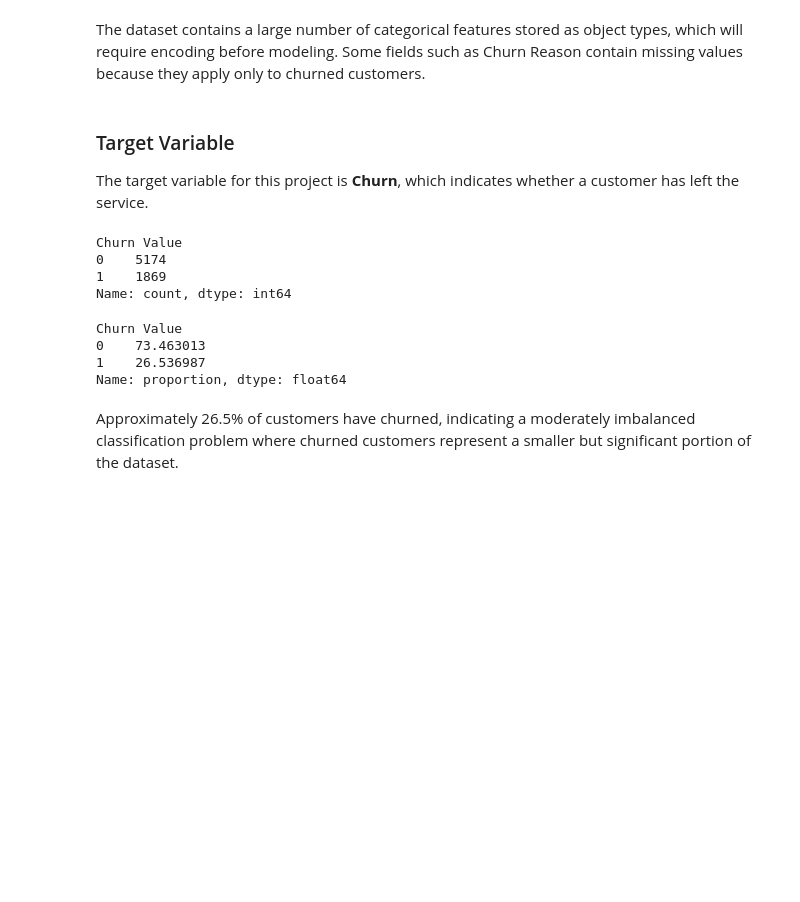
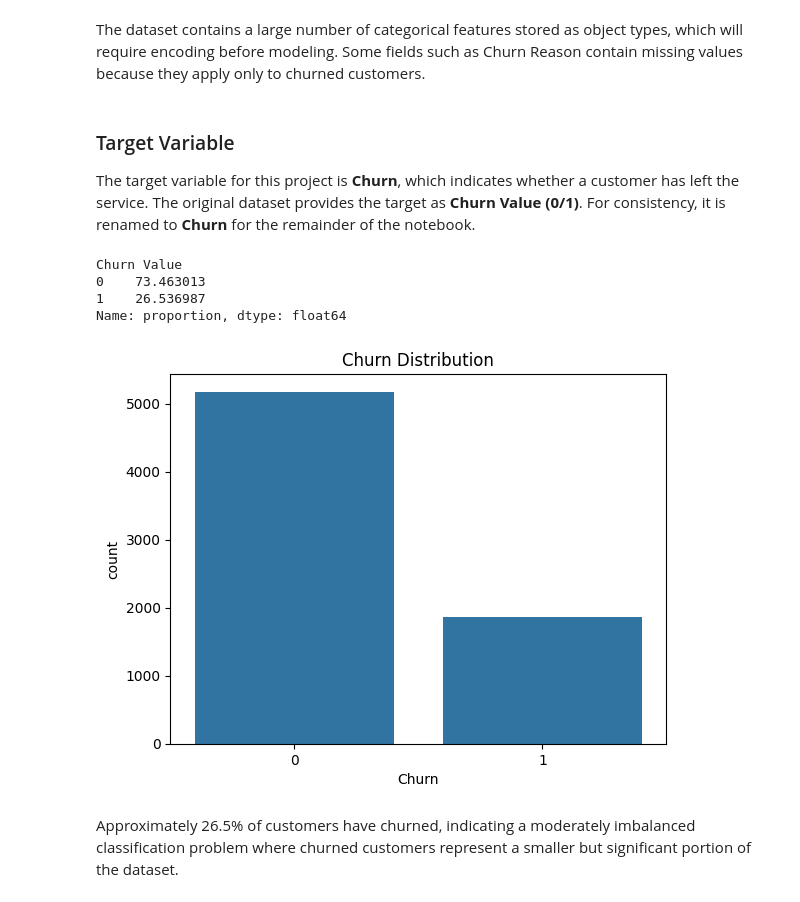
Before and after one commit to rushita-vachhani/customer-churn-ml-pipeline, a Jupyter notebook: notebooks/01_eda.ipynb, the cells around one changed output. Saved outputs shown, nothing was run; the diff lists cells and outputs as text; code cells hidden in the pictures; blank space fills up the shorter version.

```diff
--- a/notebooks/01_eda.ipynb
+++ b/notebooks/01_eda.ipynb
@@ -52,14 +52,7 @@ The dataset contains a large number of categorical features stored as object typ
 # %% [markdown]
 ### Target Variable
 
-The target variable for this project is **Churn**, which indicates whether a customer has left the service.
+The target variable for this project is **Churn**, which indicates whether a customer has left the service. The original dataset provides the target as **Churn Value (0/1)**. For consistency, it is renamed to **Churn** for the remainder of the notebook.
-# %%
-df["Churn Value"].value_counts()
-# %% [output]
-Churn Value
-0    5174
-1    1869
-Name: count, dtype: int64
 # %%
 df["Churn Value"].value_counts(normalize=True) * 100
 # %% [output]
@@ -70,3 +70,11 @@ Name: proportion, dtype: float64
+# %%
+df["Churn"].value_counts()
+
+sns.countplot(x="Churn", data=df)
+plt.title("Churn Distribution")
+plt.show()
+# %% [output]
+[figure, added]
 # %% [markdown]
 Approximately 26.5% of customers have churned, indicating a moderately imbalanced classification problem where churned customers represent a smaller but significant portion of the dataset.
 # %%
```
Also changed, not shown: parts of 7 cells of this notebook, 1 other file.
